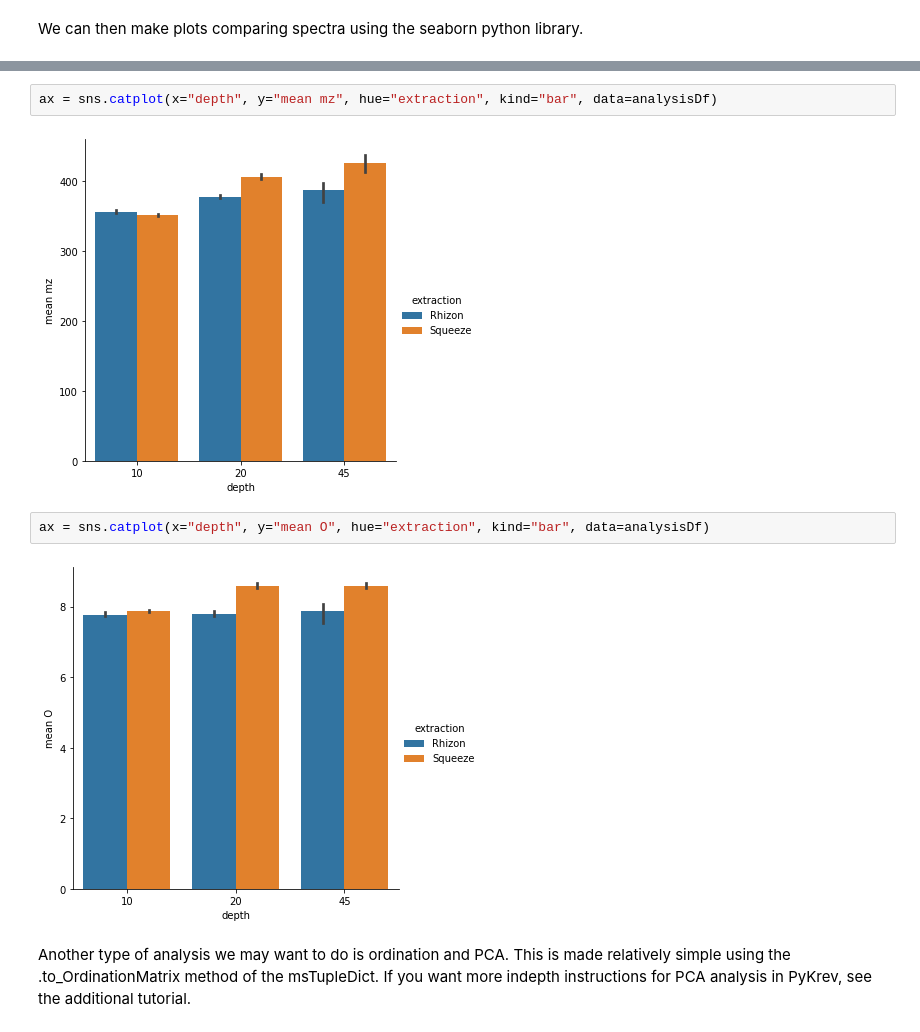
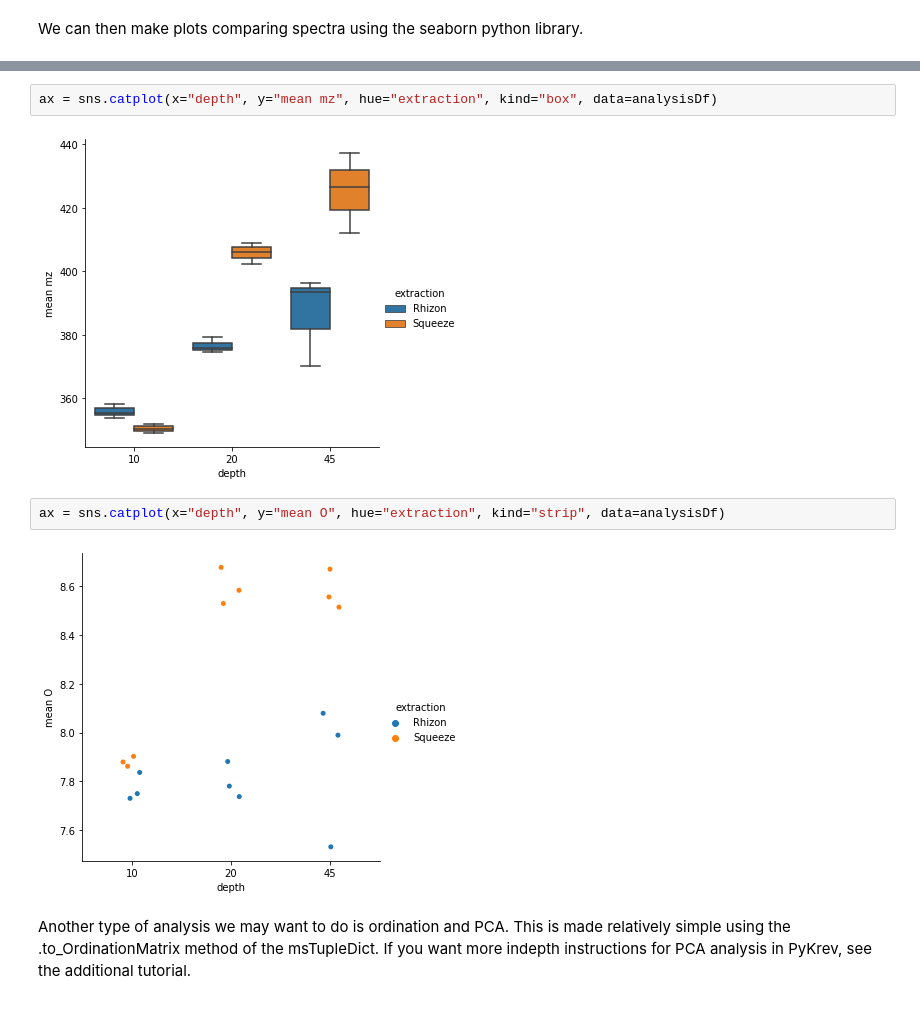
Before and after one commit to Kzra/pykrev, a Jupyter notebook: docs/batch_analysis_with_pykrev/BatchAnalysisWithPyKrev.ipynb, the cells around one changed output, grey strips where cells are left out. Drawn from its saved outputs; the diff is of its cells as text.

```diff
--- a/docs/batch_analysis_with_pykrev/BatchAnalysisWithPyKrev.ipynb
+++ b/docs/batch_analysis_with_pykrev/BatchAnalysisWithPyKrev.ipynb
@@ -135,11 +135,11 @@ ax = sns.catplot(x="depth", y="assigned formula", hue="extraction", kind="bar",
 # %%
-ax = sns.catplot(x="depth", y="mean mz", hue="extraction", kind="bar", data=analysisDf)
+ax = sns.catplot(x="depth", y="mean mz", hue="extraction", kind="box", data=analysisDf)
 # %% [output]
-[figure, old version]
+[figure, new version]
 # %%
-ax = sns.catplot(x="depth", y="mean O", hue="extraction", kind="bar", data=analysisDf)
+ax = sns.catplot(x="depth", y="mean O", hue="extraction", kind="strip", data=analysisDf)
 # %% [output]
-[figure, old version]
+[figure, new version]
 # %% [markdown]
 Another type of analysis we may want to do is ordination and PCA. This is made relatively simple using the .to_OrdinationMatrix method of the msTupleDict. If you want more indepth instructions for PCA analysis in PyKrev, see the additional tutorial.
 # %%
```
Also changed, not shown: parts of 3 cells of this notebook, 17 other files.
